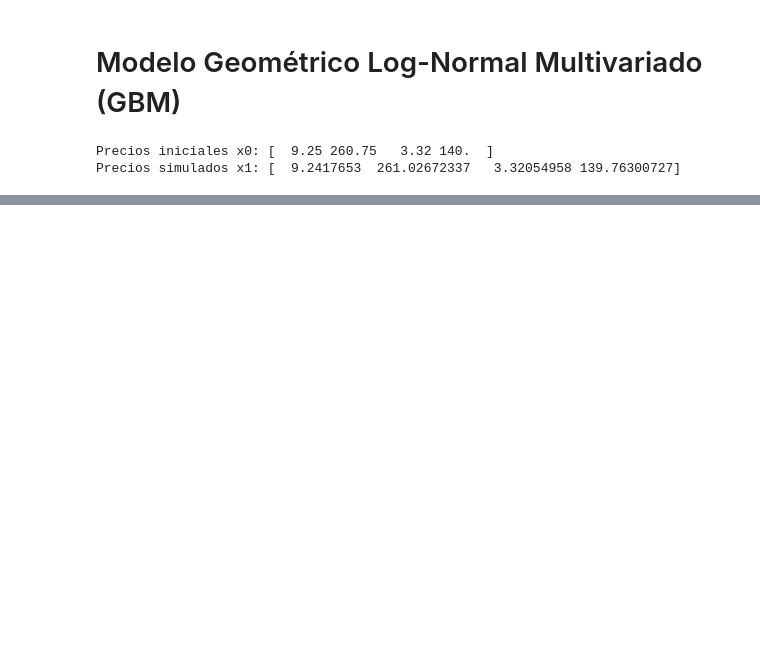
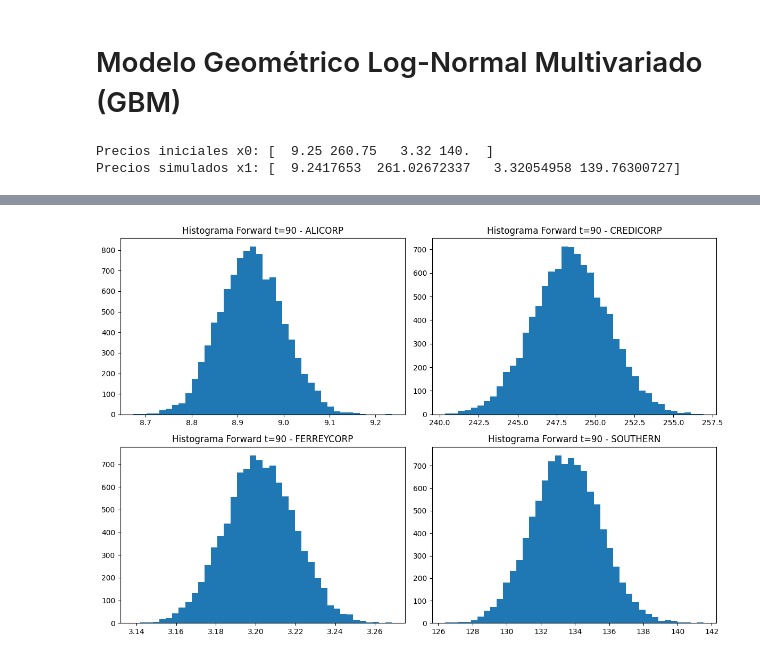
Before and after one commit to CeSaRLoPeZArTeAgA/PROBLEMAS-EN-LA-INDUSTRIA, a Jupyter notebook: DATA_BVL/EDA.ipynb, the cells around one changed output, grey strips where cells are left out. Drawn from its saved outputs; the diff is of its cells as text; code cells hidden in the pictures; blank space fills up the shorter version.

```diff
--- a/DATA_BVL/EDA.ipynb
+++ b/DATA_BVL/EDA.ipynb
@@ -845,0 +1285,91 @@ Precios simulados x1: [  9.2417653  261.02672337   3.32054958 139.76300727]
+# %%
+import numpy as np
+import pandas as pd
+import matplotlib.pyplot as plt
+
+# -----------------------------
+# PARÁMETROS
+# -----------------------------
+n = 4
+dt = 1/251
+T = 90
+Nsim = 10000
+
+cov = np.asarray(cov)
+mu  = np.asarray(mean).astype(float)     # este será la media forward deseada
+L   = np.linalg.cholesky(cov)
+
+# Precio inicial
+x0 = df_final[['ALICORP','CREDICORP','FERREYCORP','SOUTHERN']].iloc[-1].values.astype(float)
+
+# -----------------------------
+# DRIFT PARA FORZAR MEDIA FORWARD = μ
+# -----------------------------
+# Queremos: E[X_90] = mu
+# X_90 = X0 * exp(90 * theta)  => theta = (1/90)*log(mu/x0)
+
+theta = (np.log(mu / x0)) / T        # drift corregido
+
+# Drift discreto para GBM
+drift = (theta - 0.5 * np.diag(cov)) * dt
+
+# -----------------------------
+# MATRIZ PARA GUARDAR RESULTADOS
+# -----------------------------
+X_final = np.zeros((Nsim, n))
+
+np.random.seed(123)
+
+# -----------------------------
+# SIMULACIONES MONTE CARLO
+# -----------------------------
+for k in range(Nsim):
+    x = x0.copy()
+    for t in range(1, T+1):
+        z = np.random.randn(n)
+        shock = L @ (z * np.sqrt(dt))
+        x = x * np.exp(drift + shock)
+    X_final[k, :] = x
+
+
+# -----------------------------
+# ESTADÍSTICAS
+# -----------------------------
+media_forward = X_final.mean(axis=0)
+var_forward   = X_final.var(axis=0, ddof=1)
+
+IC_low  = media_forward - 1.96 * np.sqrt(var_forward / Nsim)
+IC_high = media_forward + 1.96 * np.sqrt(var_forward / Nsim)
+
+activos = ['ALICORP','CREDICORP','FERREYCORP','SOUTHERN']
+
+print("\nMEDIA forward a t=90 días (debe ser = μ):")
+for i in range(n):
+    print(f"{activos[i]:12s}: {media_forward[i]:.6f}")
+
+print("\nμ (target deseado):")
+for i in range(n):
+    print(f"{activos[i]:12s}: {mu[i]:.6f}")
+
+print("\nVARIANZA forward a t=90 días:")
+for i in range(n):
+    print(f"{activos[i]:12s}: {var_forward[i]:.6f}")
+
+print("\nINTERVALOS DE CONFIANZA (95%):")
+for i in range(n):
+    print(f"{activos[i]:12s}: [{IC_low[i]:.6f}  ,  {IC_high[i]:.6f}]")
+
+
+# ============================================================
+#  HISTOGRAMAS INDIVIDUALES
+# ============================================================
+fig, axes = plt.subplots(2, 2, figsize=(12, 8))
+axes = axes.flatten()
+
+for i in range(n):
+    axes[i].hist(X_final[:, i], bins=40)
+    axes[i].set_title(f"Histograma Forward t=90 - {activos[i]}")
+
+plt.tight_layout()
+plt.show()
+# %% [output]
@@ -845,0 +1393 @@ Precios simulados x1: [  9.2417653  261.02672337   3.32054958 139.76300727]
+[figure, added]
```
Also changed, not shown: parts of 13 cells of this notebook.
